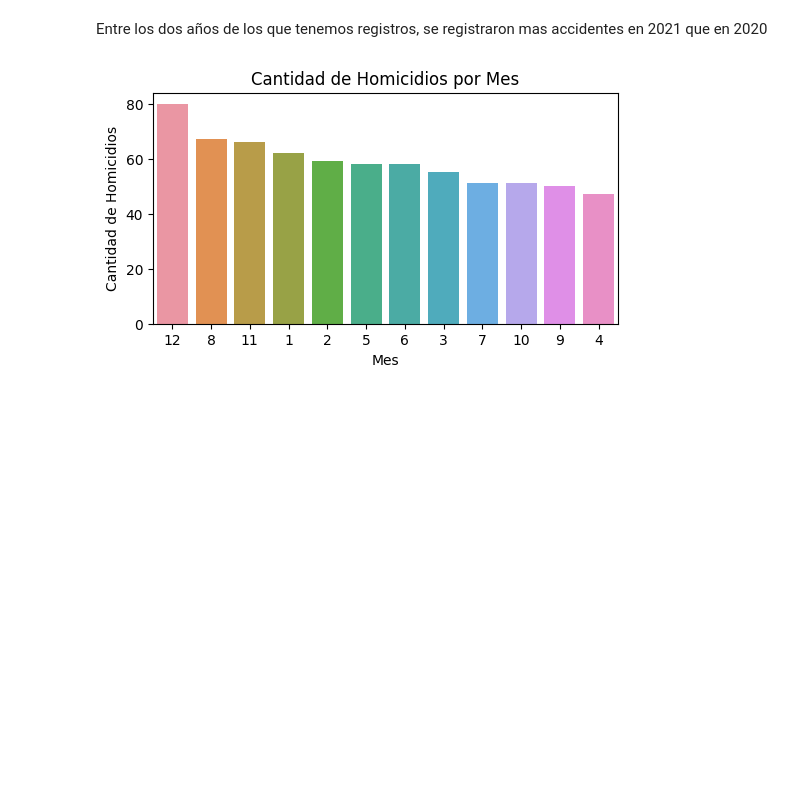
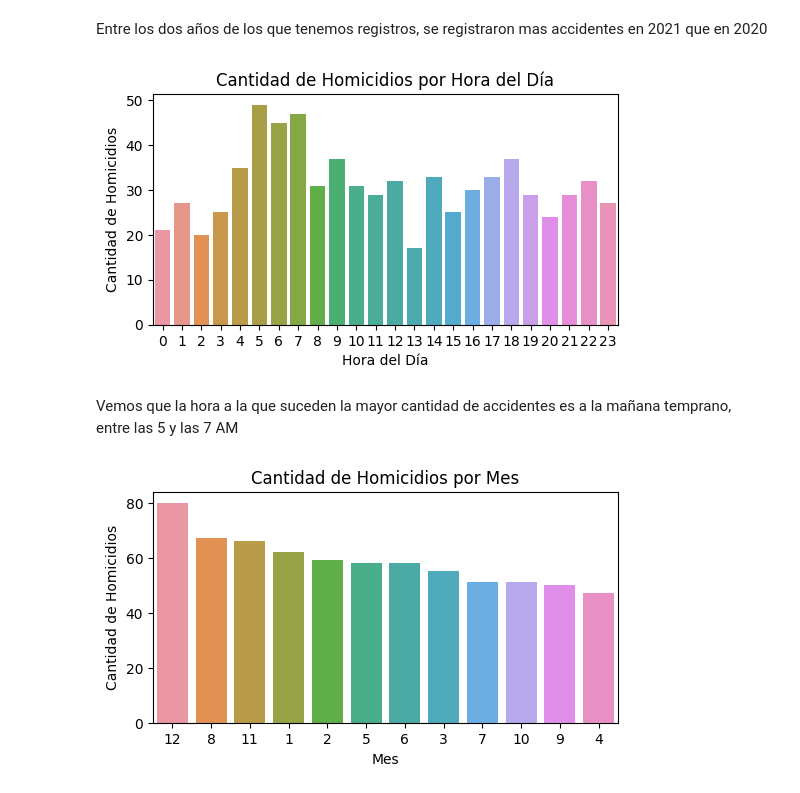
Before and after one commit to torcivita/PI-Siniestros-Viales, a Jupyter notebook: ETL + EDA.ipynb, the cells around one changed output. Cells and saved outputs as stored; diff of their text form; code cells hidden in the pictures; blank space fills up the shorter version.

```diff
--- a/ETL + EDA.ipynb
+++ b/ETL + EDA.ipynb
@@ -696,6 +745,24 @@ plt.show()
 [figure]
 # %% [markdown]
 Entre los dos años de los que tenemos registros, se registraron mas accidentes en 2021 que en 2020
+# %%
+#Agrupamos los homicidios por hora y sumamos el numero de victimas
+total_por_hh = homicidios_merge.groupby('HH')['N_VICTIMAS'].sum().reset_index()
+
+# Cambiamos el tipo de dato de la columna 'HH' a entero
+total_por_hh['HH'] = total_por_hh['HH'].astype(int)
+
+# Visualizamos la cantidad de accidentes fatales que ocurren por cada hora del día
+plt.figure(figsize=(6, 3))
+sns.barplot(x='HH', y = 'N_VICTIMAS', data= total_por_hh)
+plt.title('Cantidad de Homicidios por Hora del Día')
+plt.xlabel('Hora del Día')
+plt.ylabel('Cantidad de Homicidios')
+plt.show()
+# %% [output]
+[figure, added]
+# %% [markdown]
+Vemos que la hora a la que suceden la mayor cantidad de accidentes es a la mañana temprano, entre las 5 y las 7 AM
 # %%
 # Comparamos la cantidad de accidentes fatales por los distintos meses para saber en qué mes ocurren mayor cantidad de siniestros.
 plt.figure(figsize=(6, 3))
```
Also changed, not shown: parts of 6 cells of this notebook, 1 other file.
